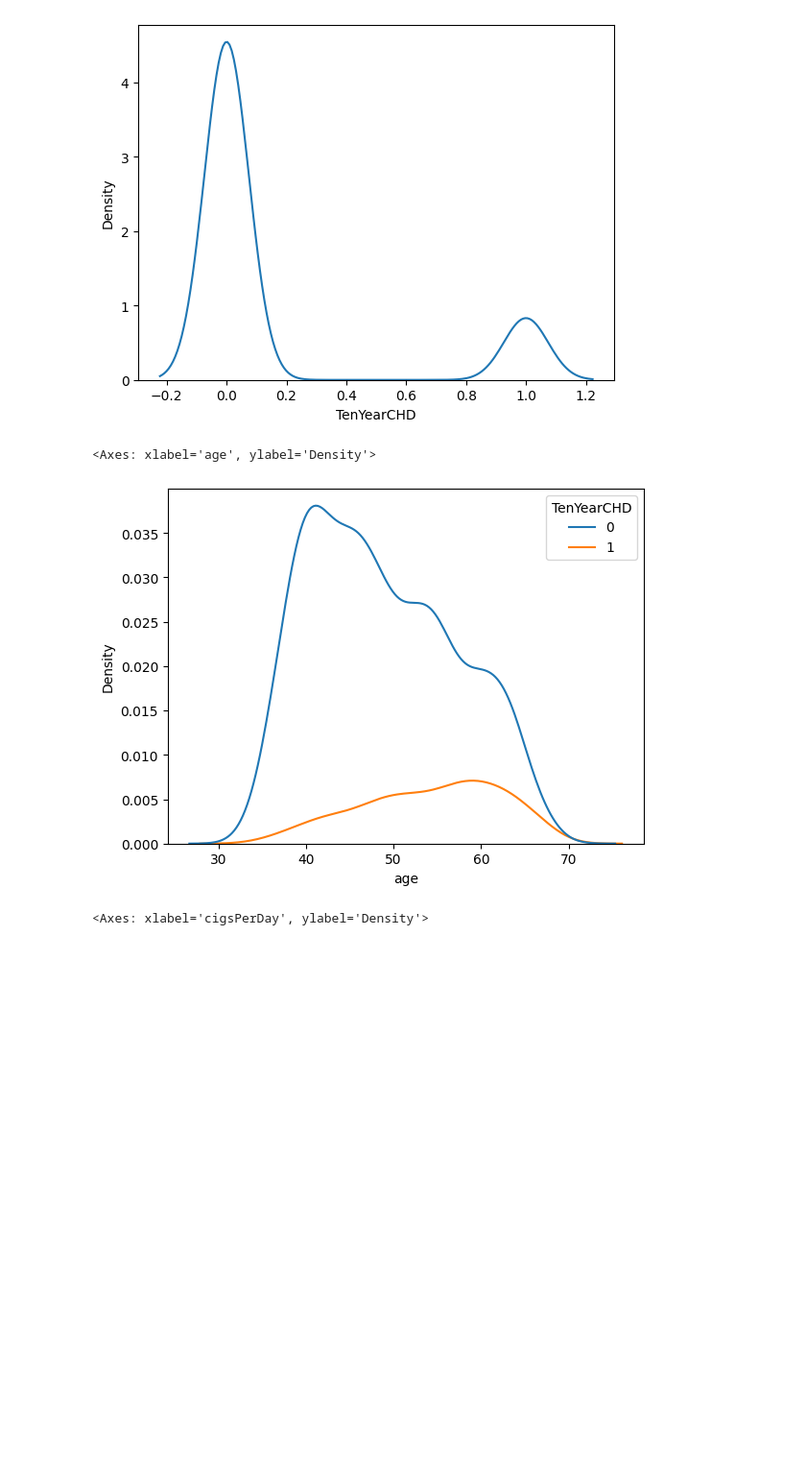
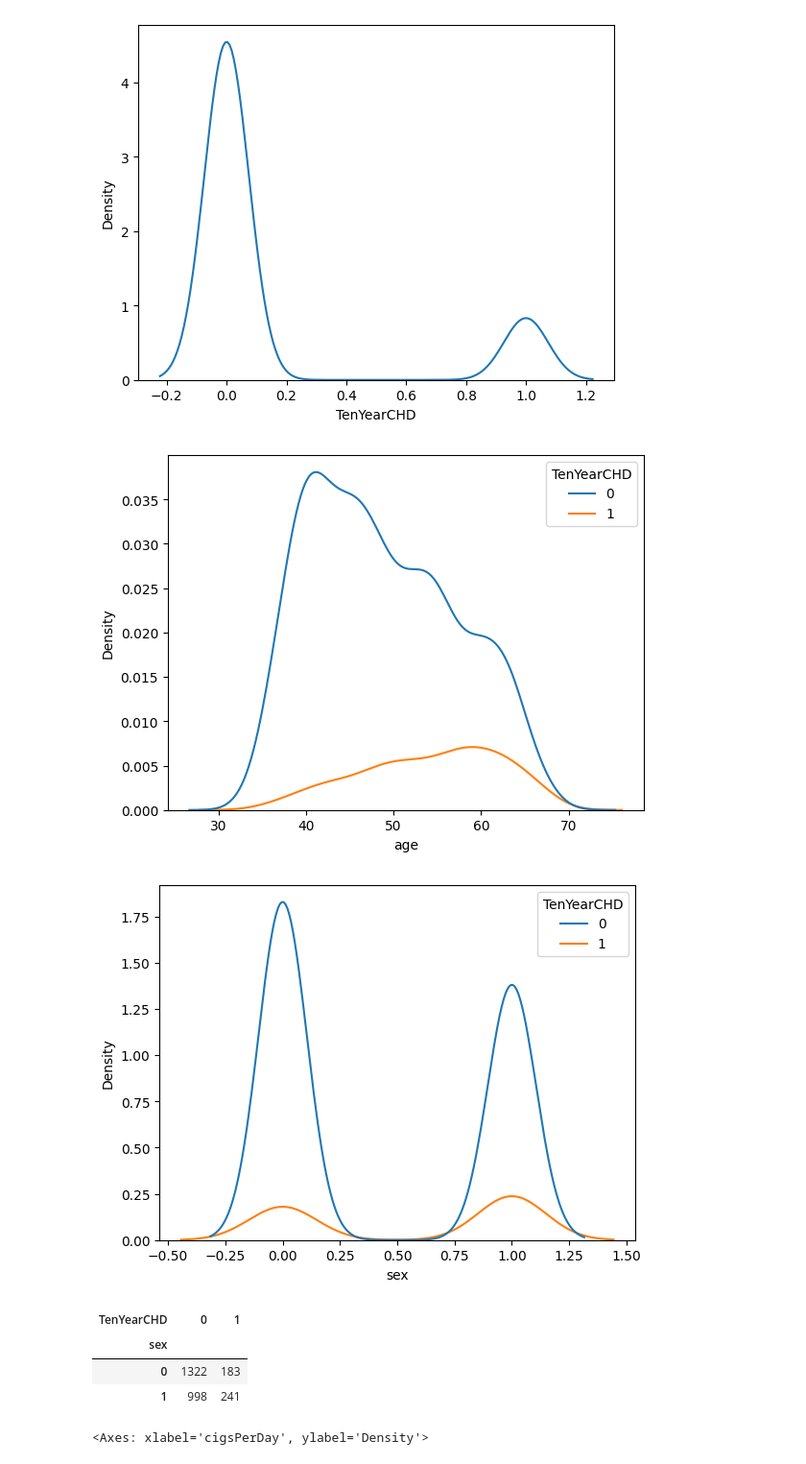
Before and after one commit to gdbwoo/DS-3001-Projects, a Jupyter notebook: Project 2/project_chd.ipynb, the cells around one changed output. Shown at 96% size. Saved outputs shown, nothing was run; the diff lists cells and outputs as text; code cells hidden in the pictures; blank space fills up the shorter version.

```diff
--- a/Project 2/project_chd.ipynb
+++ b/Project 2/project_chd.ipynb
@@ -88,10 +88,18 @@ Name: count, dtype: int64
 # %%
 # Visualize
 
 sns.kdeplot(data=df,x='age',hue='TenYearCHD')
+plt.show()
+sns.kdeplot(data=df,x='sex',hue='TenYearCHD')
+plt.show()
+pd.crosstab(df['sex'],df['TenYearCHD'])
 # %% [output]
-<Axes: xlabel='age', ylabel='Density'>
 [figure]
+[figure, added]
+| TenYearCHD | 0 | 1 |
+| sex |  |  |
+| 0 | 1322 | 183 |
+| 1 | 998 | 241 |
 # %%
 sns.kdeplot(data=df,x='cigsPerDay',hue='TenYearCHD')
 # %% [output]
```
